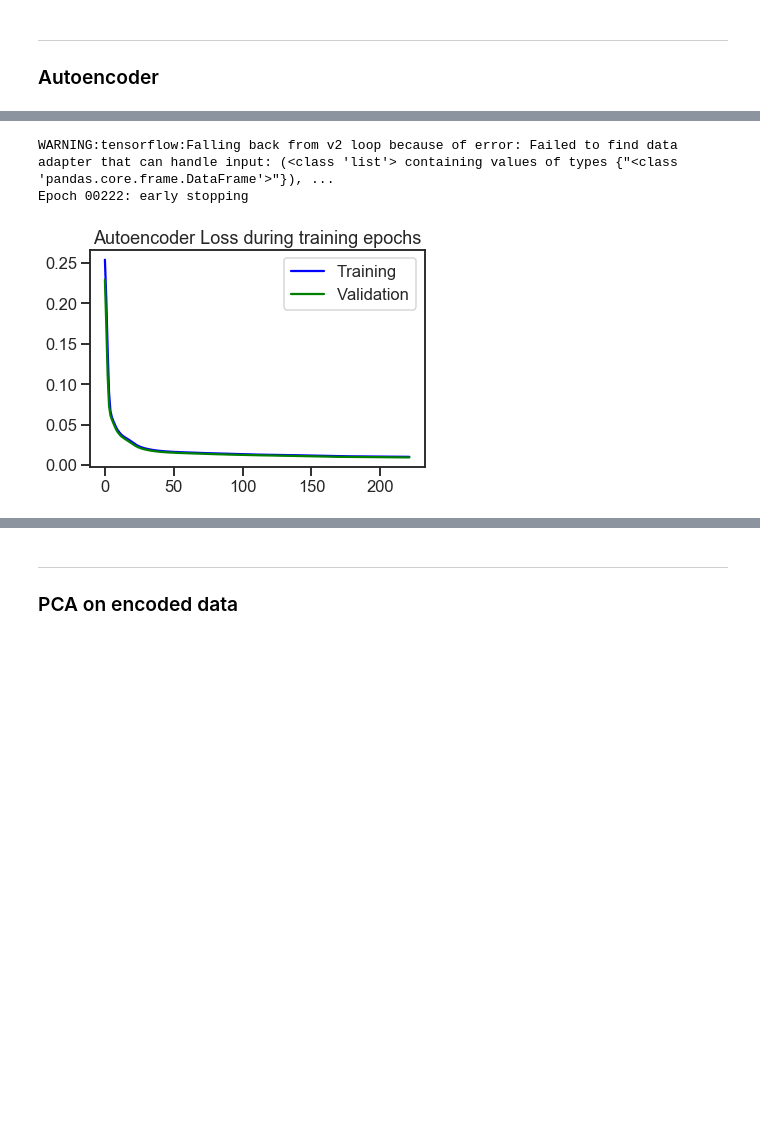
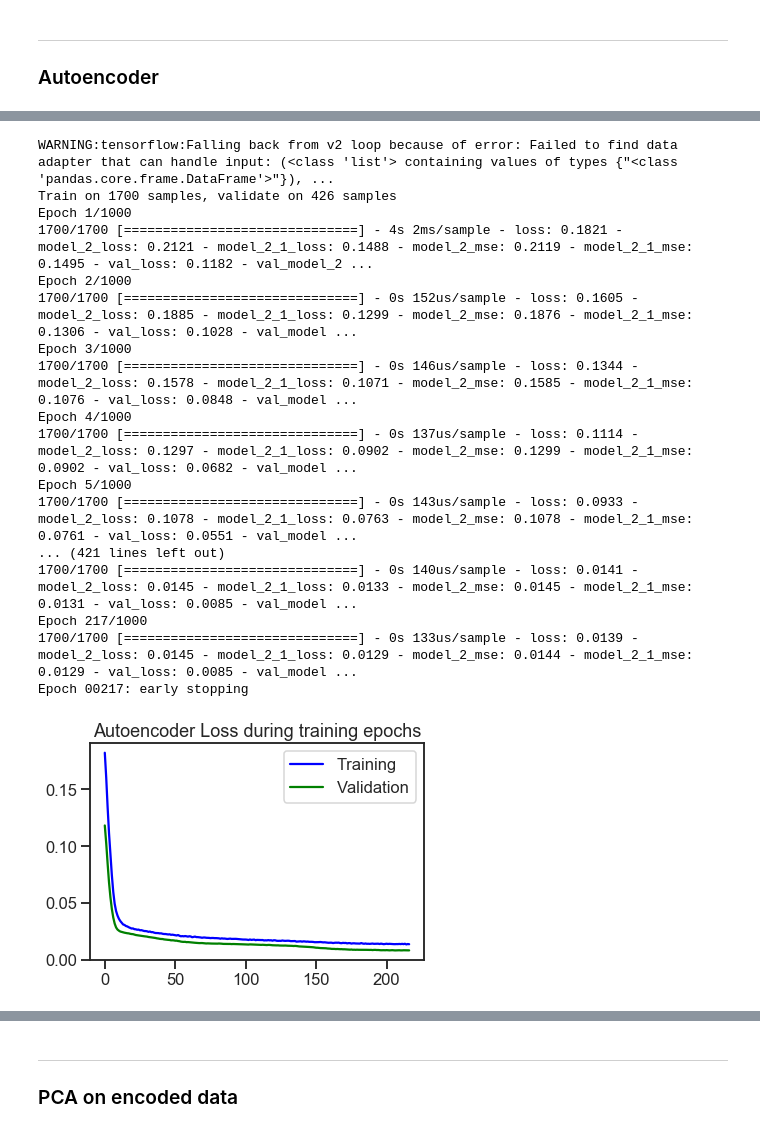
Before and after one commit to TomasSuarezL/oss-stage-2019, a Jupyter notebook: CTG Dataset/CTG_dataset_multi_input.ipynb, the cells around one changed output, grey strips where cells are left out. Cells and saved outputs as stored; diff of their text form; code cells hidden in the pictures; blank space fills up the shorter version.

Commit message:
CTG MultiInput Deep Autoencoder

```diff
--- a/CTG Dataset/CTG_dataset_multi_input.ipynb
+++ b/CTG Dataset/CTG_dataset_multi_input.ipynb
@@ -197,14 +241,16 @@ def build_multi_autoencoder(encoding_dim: int, number_features: Tuple, regulariz
     return autoencoder, encoder, decoder
 # %%
 ## Call autoencoder build function and get the AE, the encoder and the decoder.
-autoencoder, encoder, decoder = build_multi_autoencoder(8, (X_train_first.shape[1],X_train_second.shape[1]), tf.keras.regularizers.l1(0.00009))
+autoencoder, encoder, decoder = build_multi_autoencoder(8, (X_train_first.shape[1],X_train_second.shape[1]), tf.keras.regularizers.l2(0.00001))
 # Set Optimizer: Adam with learning rate=0.001
 optimizer = tf.keras.optimizers.Adam(0.001)
 # Set Early Stop Callback
 early_stop = keras.callbacks.EarlyStopping(monitor='val_loss', min_delta=0.0001, patience=10,  mode='auto', baseline=None, restore_best_weights=False, verbose=1)
 # Compile the autoencoder using Mean Square Error loss function for both inputs.
+mu = 0.5
 autoencoder.compile(optimizer=optimizer,
                         loss=["mse","mse"],
+                        loss_weights=[mu, 1-mu],
                         metrics=['mse'])
 # %% [output]
 Compression: 2.625
@@ -211,20 +274,35 @@ Compression: 2.625
 # %%
 # Fit the training data into the autoencoder and use the test data as validation sets.
 history = autoencoder.fit([X_train_first, X_train_second],[X_train_first, X_train_second],
                           validation_data=([X_test_first,X_test_second],[X_test_first,X_test_second]),
                           epochs=1000,
-                          verbose=0,
+                          verbose=1,
                           callbacks=[early_stop])
 # Plot training vs validation losses
 plt.plot(history.history["loss"], c = 'b', label = "Training")
 plt.plot(history.history["val_loss"], c = 'g', label = "Validation")
 plt.title("Autoencoder Loss during training epochs")
 plt.legend()
 plt.show()
 # %% [output]
 WARNING:tensorflow:Falling back from v2 loop because of error: Failed to find data adapter that can handle input: (<class 'list'> containing values of types {"<class 'pandas.core.frame.DataFrame'>"}), ...
-Epoch 00222: early stopping
+Train on 1700 samples, validate on 426 samples
+Epoch 1/1000
+1700/1700 [==============================] - 4s 2ms/sample - loss: 0.1821 - model_2_loss: 0.2121 - model_2_1_loss: 0.1488 - model_2_mse: 0.2119 - model_2_1_mse: 0.1495 - val_loss: 0.1182 - val_model_2 ...
+Epoch 2/1000
+1700/1700 [==============================] - 0s 152us/sample - loss: 0.1605 - model_2_loss: 0.1885 - model_2_1_loss: 0.1299 - model_2_mse: 0.1876 - model_2_1_mse: 0.1306 - val_loss: 0.1028 - val_model ...
+Epoch 3/1000
+1700/1700 [==============================] - 0s 146us/sample - loss: 0.1344 - model_2_loss: 0.1578 - model_2_1_loss: 0.1071 - model_2_mse: 0.1585 - model_2_1_mse: 0.1076 - val_loss: 0.0848 - val_model ...
+Epoch 4/1000
+1700/1700 [==============================] - 0s 137us/sample - loss: 0.1114 - model_2_loss: 0.1297 - model_2_1_loss: 0.0902 - model_2_mse: 0.1299 - model_2_1_mse: 0.0902 - val_loss: 0.0682 - val_model ...
+Epoch 5/1000
+1700/1700 [==============================] - 0s 143us/sample - loss: 0.0933 - model_2_loss: 0.1078 - model_2_1_loss: 0.0763 - model_2_mse: 0.1078 - model_2_1_mse: 0.0761 - val_loss: 0.0551 - val_model ...
+... (421 lines left out)
+1700/1700 [==============================] - 0s 140us/sample - loss: 0.0141 - model_2_loss: 0.0145 - model_2_1_loss: 0.0133 - model_2_mse: 0.0145 - model_2_1_mse: 0.0131 - val_loss: 0.0085 - val_model ...
+Epoch 217/1000
+1700/1700 [==============================] - 0s 133us/sample - loss: 0.0139 - model_2_loss: 0.0145 - model_2_1_loss: 0.0129 - model_2_mse: 0.0144 - model_2_1_mse: 0.0129 - val_loss: 0.0085 - val_model ...
+Epoch 00217: early stopping
-[figure, old version]
+[figure, new version]
 # %%
 print(history.history["val_loss"][-1])
 print(history.history["loss"][-1])
```
Also changed, not shown: parts of 11 cells of this notebook.
